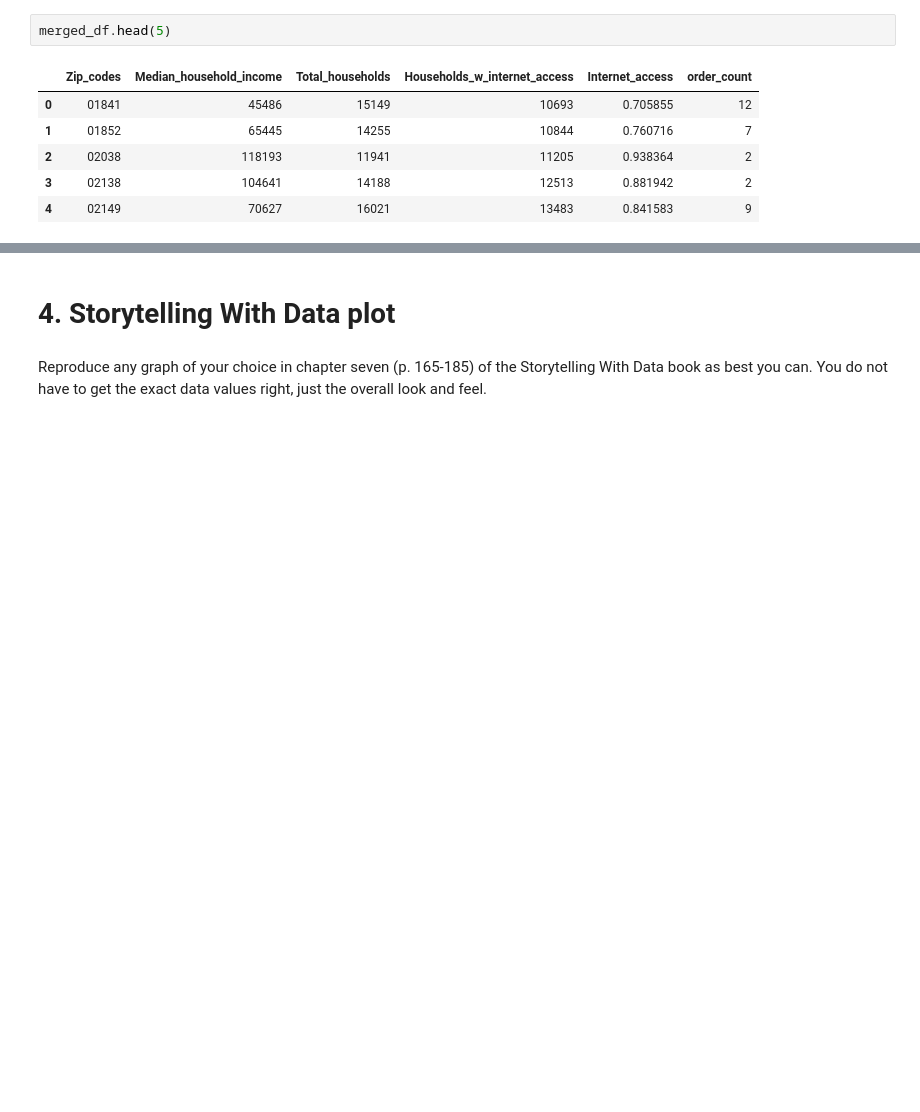
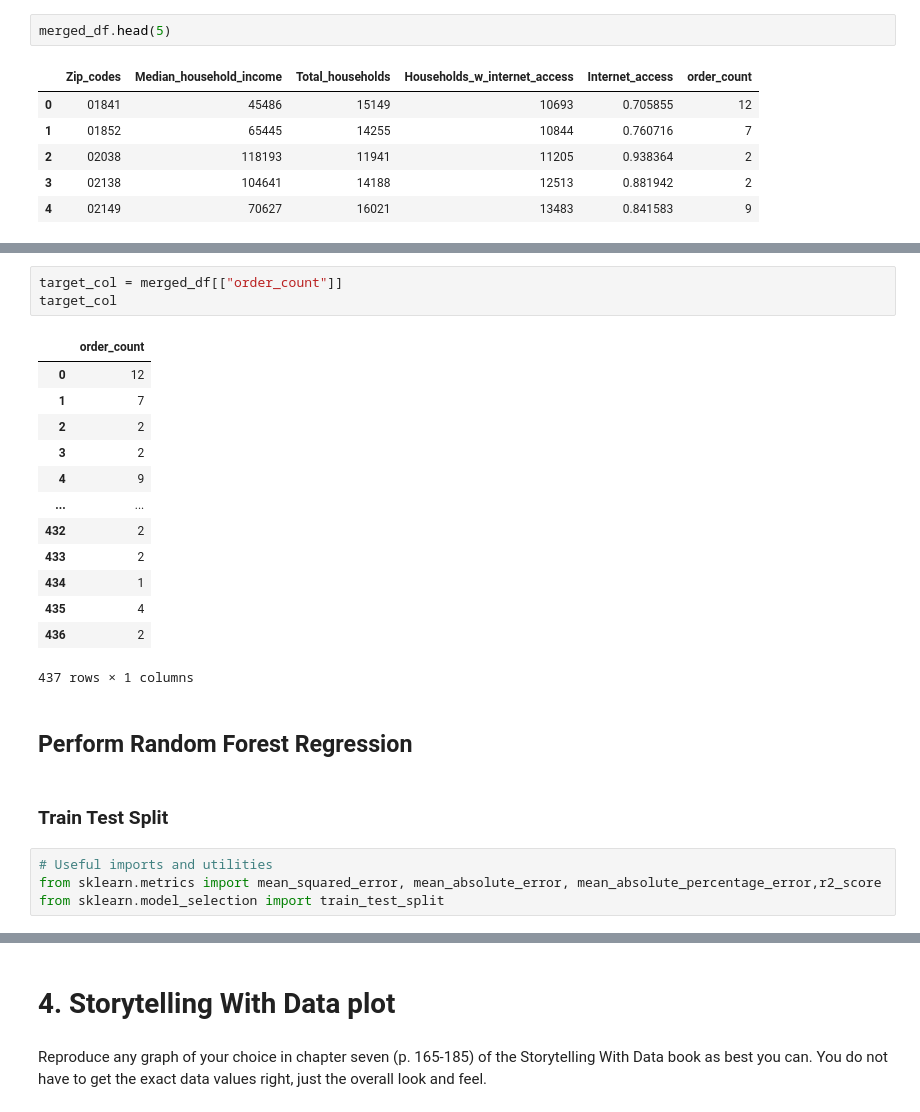
Before and after one commit to Haleymussary00/Module-B-semester-2, a Jupyter notebook: Week11.ipynb, the cells around one changed output, grey strips where cells are left out. Drawn from its saved outputs; the diff is of its cells as text; blank space fills up the shorter version.

```diff
--- a/Week11.ipynb
+++ b/Week11.ipynb
@@ -224,0 +242,25 @@ merged_df.head(5)
+# %%
+target_col = merged_df[["order_count"]]
+target_col
+# %% [output]
+|  | order_count |
+| 0 | 12 |
+| 1 | 7 |
+| 2 | 2 |
+| 3 | 2 |
+| 4 | 9 |
+| ... | ... |
+| 432 | 2 |
+| 433 | 2 |
+| 434 | 1 |
+| 435 | 4 |
+| 436 | 2 |
+437 rows × 1 columns
+# %% [markdown]
+## Perform Random Forest Regression
+# %% [markdown]
+### Train Test Split
+# %%
+# Useful imports and utilities
+from sklearn.metrics import mean_squared_error, mean_absolute_error, mean_absolute_percentage_error,r2_score
+from sklearn.model_selection import train_test_split
```
Also changed, not shown: parts of 9 cells of this notebook, 1 other file.
